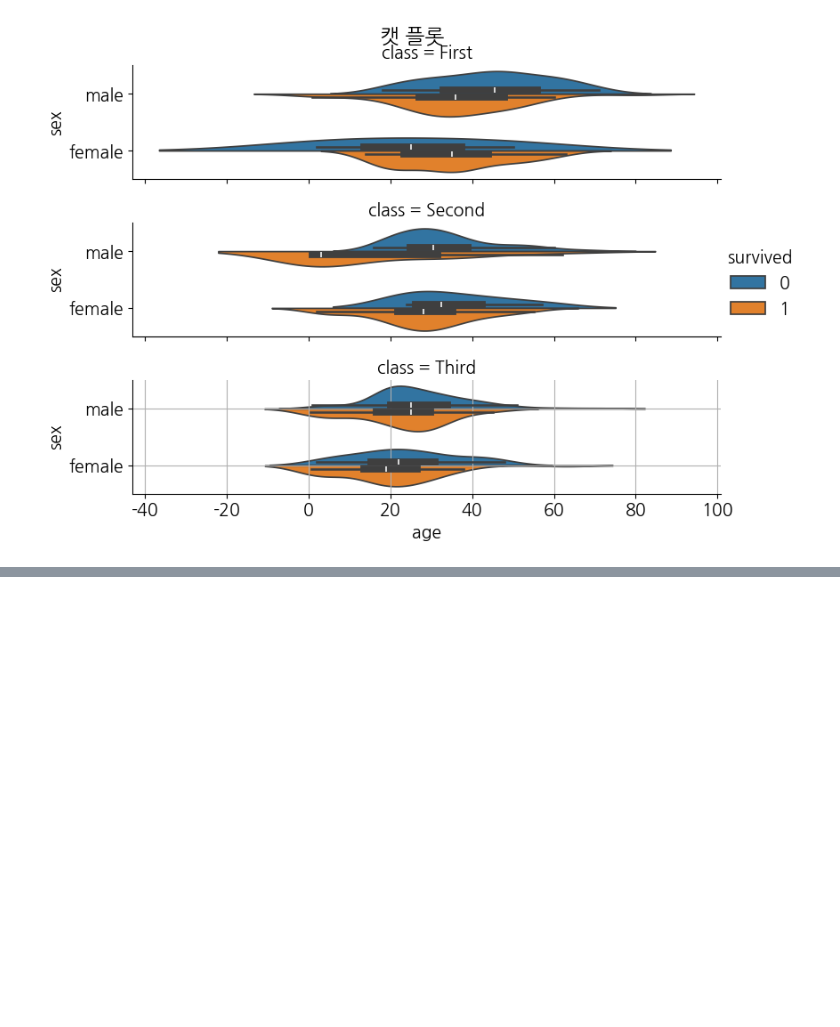
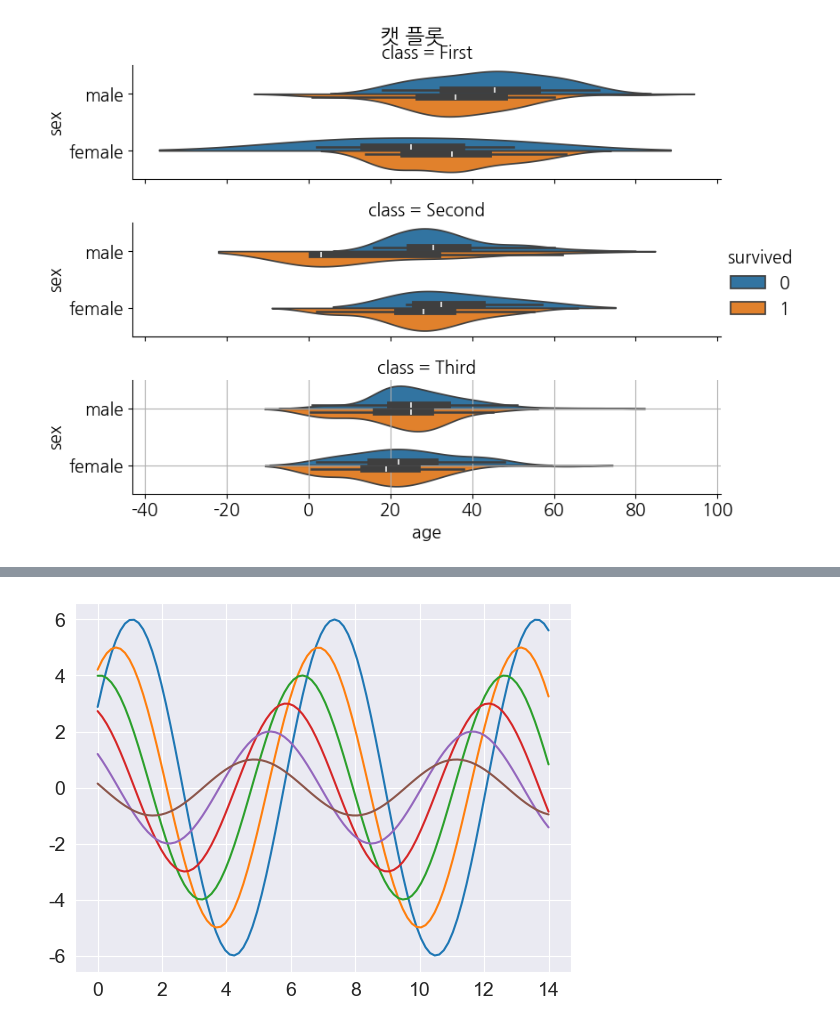
Before and after one commit to devKMC/python, a Jupyter notebook: matplotlib_visualize_data/matplotlib_example.ipynb, the cells around one changed output, grey strips where cells are left out. Cells and saved outputs as stored; diff of their text form; code cells hidden in the pictures; blank space fills up the shorter version.

```diff
--- a/matplotlib_visualize_data/matplotlib_example.ipynb
+++ b/matplotlib_visualize_data/matplotlib_example.ipynb
@@ -307,0 +346,5 @@ plt.show()
+# %%
+seaborn.set_style('darkgrid')
+sinplot()
+# %% [output]
+[figure, added]
```
Also changed, not shown: parts of 8 cells of this notebook, 1 other file.
